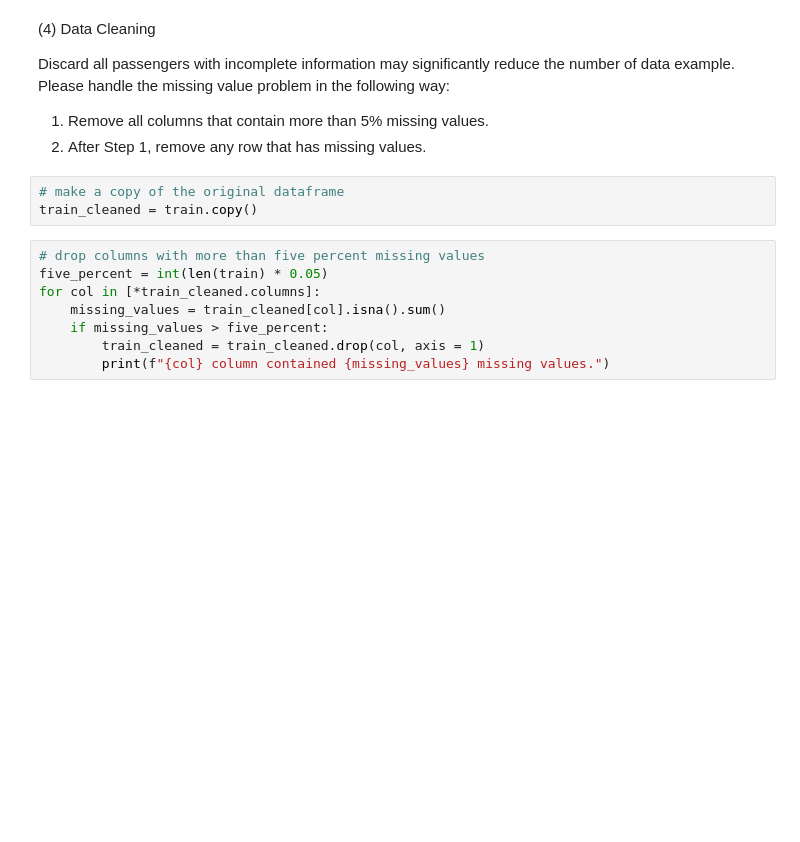
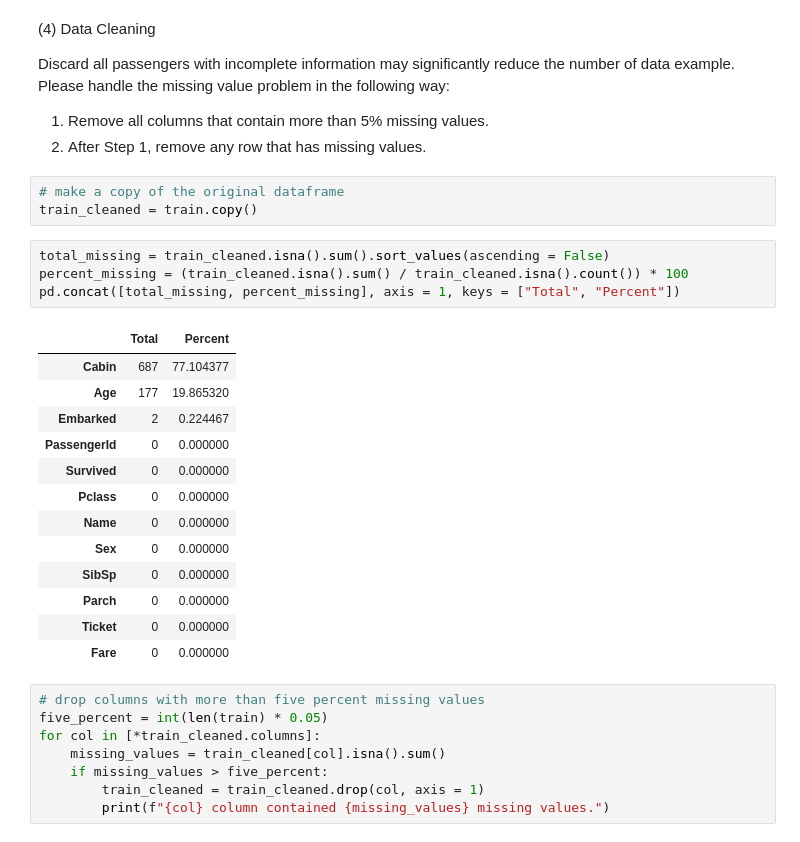
Before and after one commit to irisfield/cmp414, a Jupyter notebook: assignments/midterm.ipynb, the cells around one changed output. Cells and saved outputs as stored; diff of their text form; blank space fills up the shorter version.

```diff
--- a/assignments/midterm.ipynb
+++ b/assignments/midterm.ipynb
@@ -109,6 +115,24 @@ Discard all passengers with incomplete information may significantly reduce the
 # %%
 # make a copy of the original dataframe
 train_cleaned = train.copy()
+# %%
+total_missing = train_cleaned.isna().sum().sort_values(ascending = False)
+percent_missing = (train_cleaned.isna().sum() / train_cleaned.isna().count()) * 100
+pd.concat([total_missing, percent_missing], axis = 1, keys = ["Total", "Percent"])
+# %% [output]
+|  | Total | Percent |
+| Cabin | 687 | 77.104377 |
+| Age | 177 | 19.865320 |
+| Embarked | 2 | 0.224467 |
+| PassengerId | 0 | 0.000000 |
+| Survived | 0 | 0.000000 |
+| Pclass | 0 | 0.000000 |
+| Name | 0 | 0.000000 |
+| Sex | 0 | 0.000000 |
+| SibSp | 0 | 0.000000 |
+| Parch | 0 | 0.000000 |
+| Ticket | 0 | 0.000000 |
+| Fare | 0 | 0.000000 |
 # %%
 # drop columns with more than five percent missing values
 five_percent = int(len(train) * 0.05)
```
Also changed, not shown: parts of 41 cells of this notebook.
